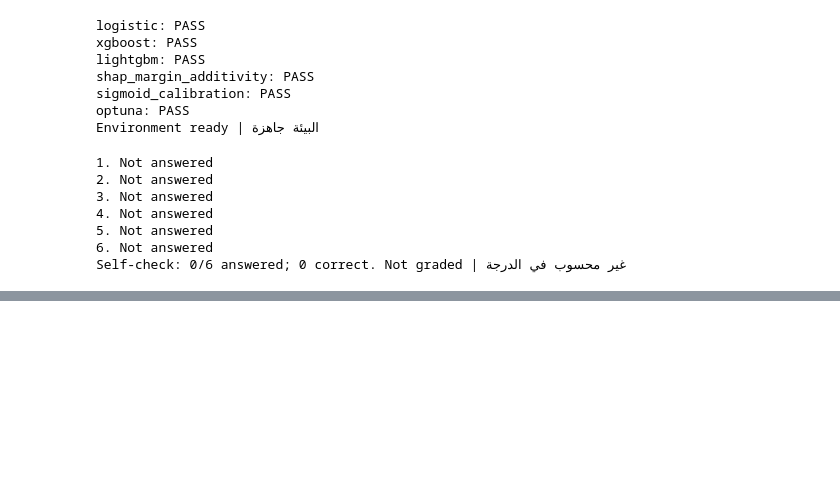
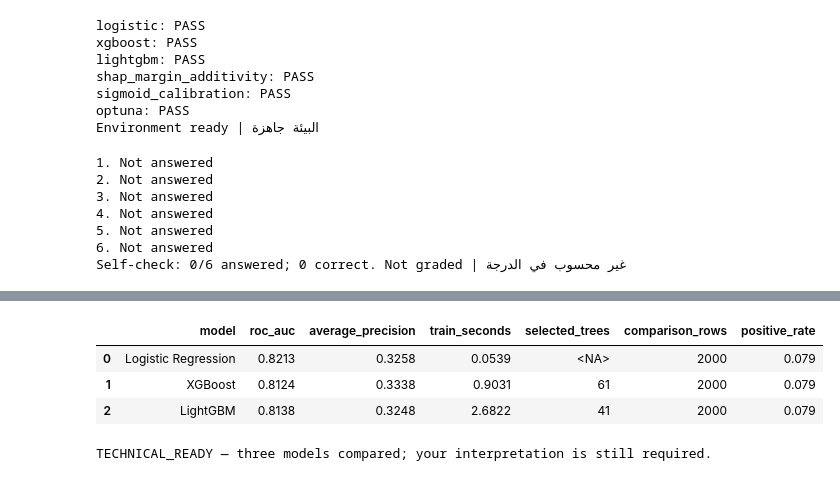
Before and after one commit to khuluodk1998/SDA-DSC-211-StudentCode, a Jupyter notebook: SDA_DSC_211_StudentCode_khuludalyousef.ipynb, the cells around one changed output, grey strips where cells are left out. Cells and saved outputs as stored; diff of their text form; code cells hidden in the pictures; blank space fills up the shorter version.

```diff
--- a/SDA_DSC_211_StudentCode_khuludalyousef.ipynb
+++ b/SDA_DSC_211_StudentCode_khuludalyousef.ipynb
@@ -208,0 +348,18 @@ Elapsed: 73.78 seconds | CPU | 10,000 training rows
+# %%
+comparison_table, probabilities = compare_models(
+    models, timings, selections, X.loc[comparison], y.loc[comparison])
+comparison_table["selected_trees"] = comparison_table["selected_trees"].astype("Int64")
+display(comparison_table[["model", "roc_auc", "average_precision", "train_seconds",
+                          "selected_trees", "comparison_rows", "positive_rate"]].round(4))
+comparison_table.to_csv(ARTIFACTS / "day1_model_comparison.csv", index=False)
+prediction_export = train.loc[comparison, ["application_id", "default_within_90d"]].join(probabilities)
+prediction_export.to_csv(ARTIFACTS / "day1_comparison_predictions.csv", index=False)
+assert len(comparison_table) == 3
+assert comparison_table[["roc_auc", "average_precision", "train_seconds"]].notna().all().all()
+print("TECHNICAL_READY — three models compared; your interpretation is still required.")
+# %% [output]
+|  | model | roc_auc | average_precision | train_seconds | selected_trees | comparison_rows | positive_rate |
+| 0 | Logistic Regression | 0.8213 | 0.3258 | 0.0539 | <NA> | 2000 | 0.079 |
+| 1 | XGBoost | 0.8124 | 0.3338 | 0.9031 | 61 | 2000 | 0.079 |
+| 2 | LightGBM | 0.8138 | 0.3248 | 2.6822 | 41 | 2000 | 0.079 |
+TECHNICAL_READY — three models compared; your interpretation is still required.
```
Also changed, not shown: parts of 10 cells of this notebook.
